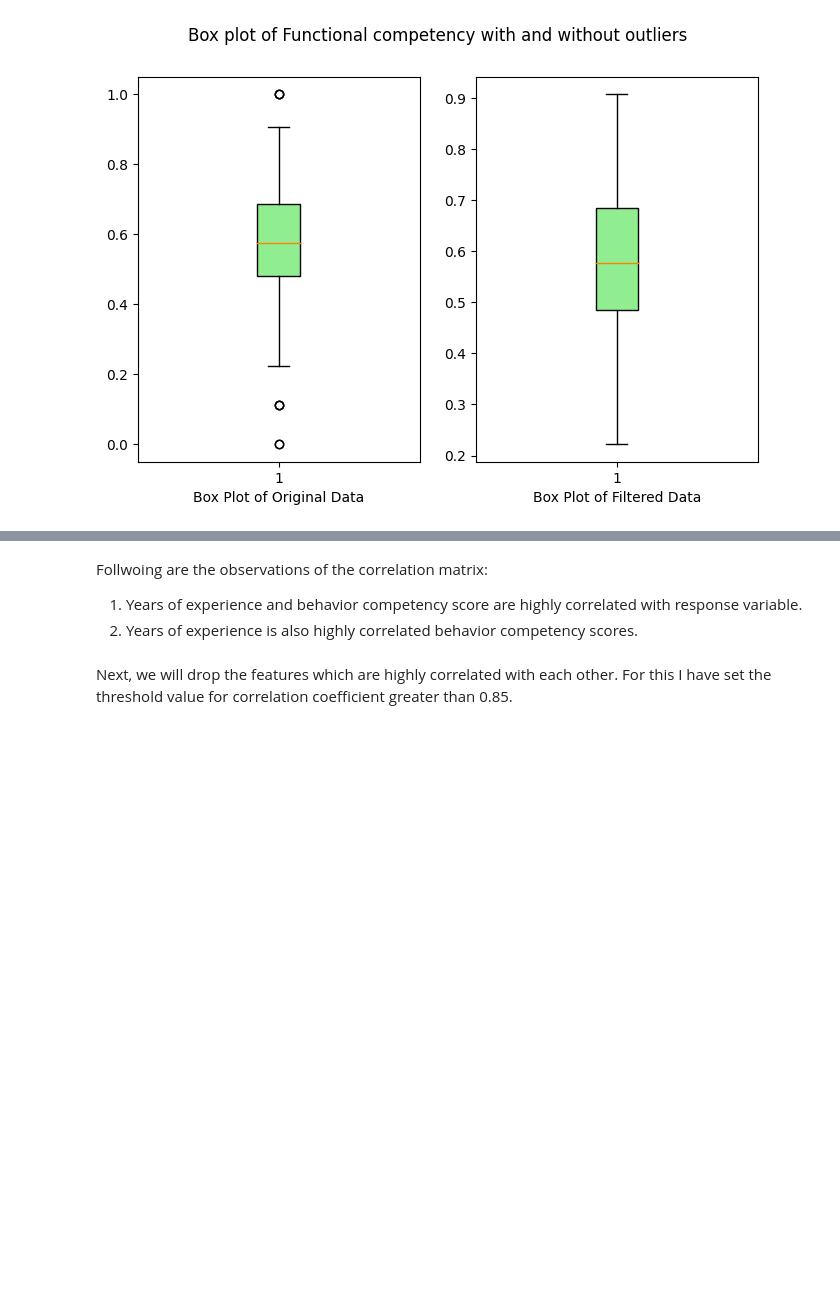
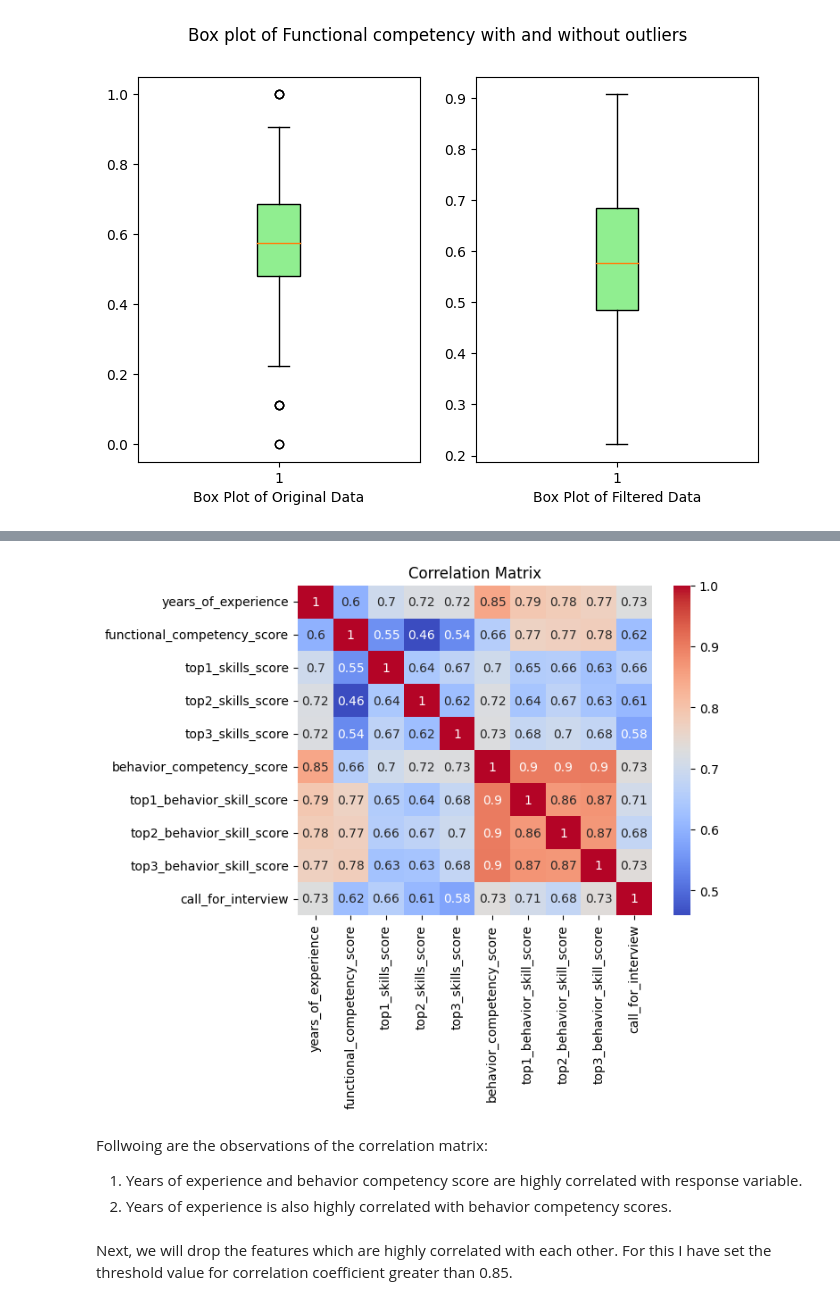
Before and after one commit to EngAdnan65311/Candidates-Selection-Model, a Jupyter notebook: nbs/scratch_candidate_selection_model_script.ipynb, the cells around one changed output, grey strips where cells are left out. Drawn from its saved outputs; the diff is of its cells as text; code cells hidden in the pictures; blank space fills up the shorter version.

```diff
--- a/nbs/scratch_candidate_selection_model_script.ipynb
+++ b/nbs/scratch_candidate_selection_model_script.ipynb
@@ -219,8 +241,18 @@ df = df[~outliers]
+# %%
+# Create a heatmap with the correlation matrix
+sns.heatmap(df.corr(), annot=True, cmap='coolwarm')
+# Set the plot title
+plt.title('Correlation Matrix')
+
+# Show the plot
+plt.show()
+# %% [output]
+[figure, added]
 # %% [markdown]
 Follwoing are the observations of the correlation matrix:
 
 1. Years of experience and behavior competency score are highly  correlated with response variable.
-2. Years of experience is also highly correlated behavior competency scores.
+2. Years of experience is also highly correlated with behavior competency scores.
 # %% [markdown]
 Next, we will drop the features which are highly correlated with each other. For this I have set the threshold value for correlation coefficient greater than 0.85.
 # %%
```
Also changed, not shown: parts of 11 cells of this notebook.
